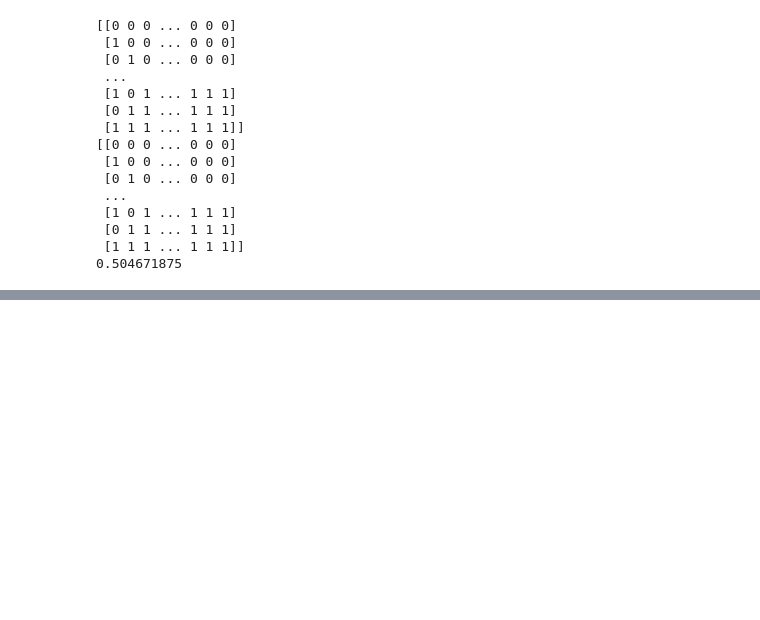
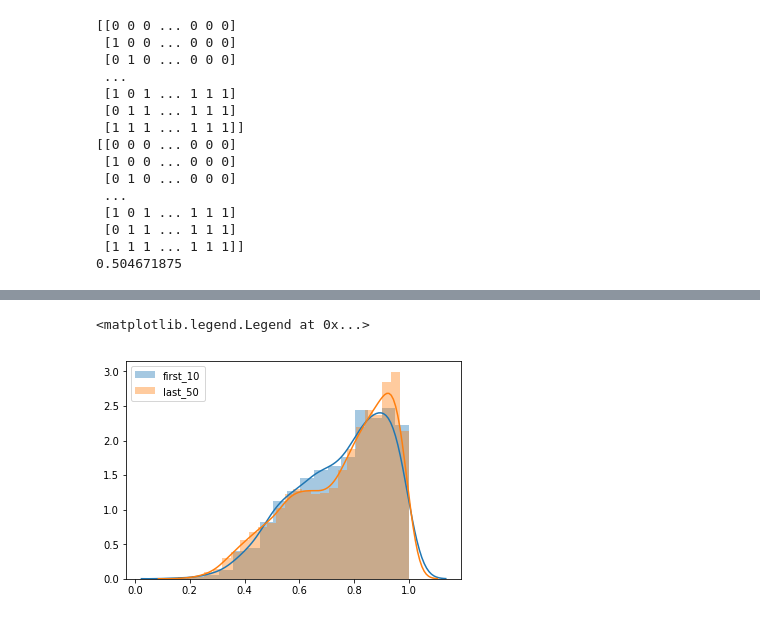
Before and after one commit to thelogicalgrammar/NeuralNetIteratedQuantifiers, a Jupyter notebook: 2018_26_11.ipynb, the cells around one changed output, grey strips where cells are left out. Drawn from its saved outputs; the diff is of its cells as text; code cells hidden in the pictures; blank space fills up the shorter version.

```diff
--- a/2018_26_11.ipynb
+++ b/2018_26_11.ipynb
@@ -70,0 +78,13 @@ sns.distplot(f10_bn715_mons, label='first_10')
+# %%
+first10_512 = first_n(bottleneck_512, 10)
+last50_512 = last_n(bottleneck_512, 50)
+# %%
+f10_bn512_mons = property_of_generations(tests.monotonicity_memoized, first10_512, 10)
+l50_bn512_mons = property_of_generations(tests.monotonicity_memoized, last50_512, 10)
+# %%
+sns.distplot(f10_bn512_mons, label='first_10')
+sns.distplot(l50_bn512_mons, label='last_50')
+plt.legend()
+# %% [output]
+<matplotlib.legend.Legend at 0x...>
+[figure, added]
```
Also changed, not shown: parts of 2 cells of this notebook, 3 other files.
